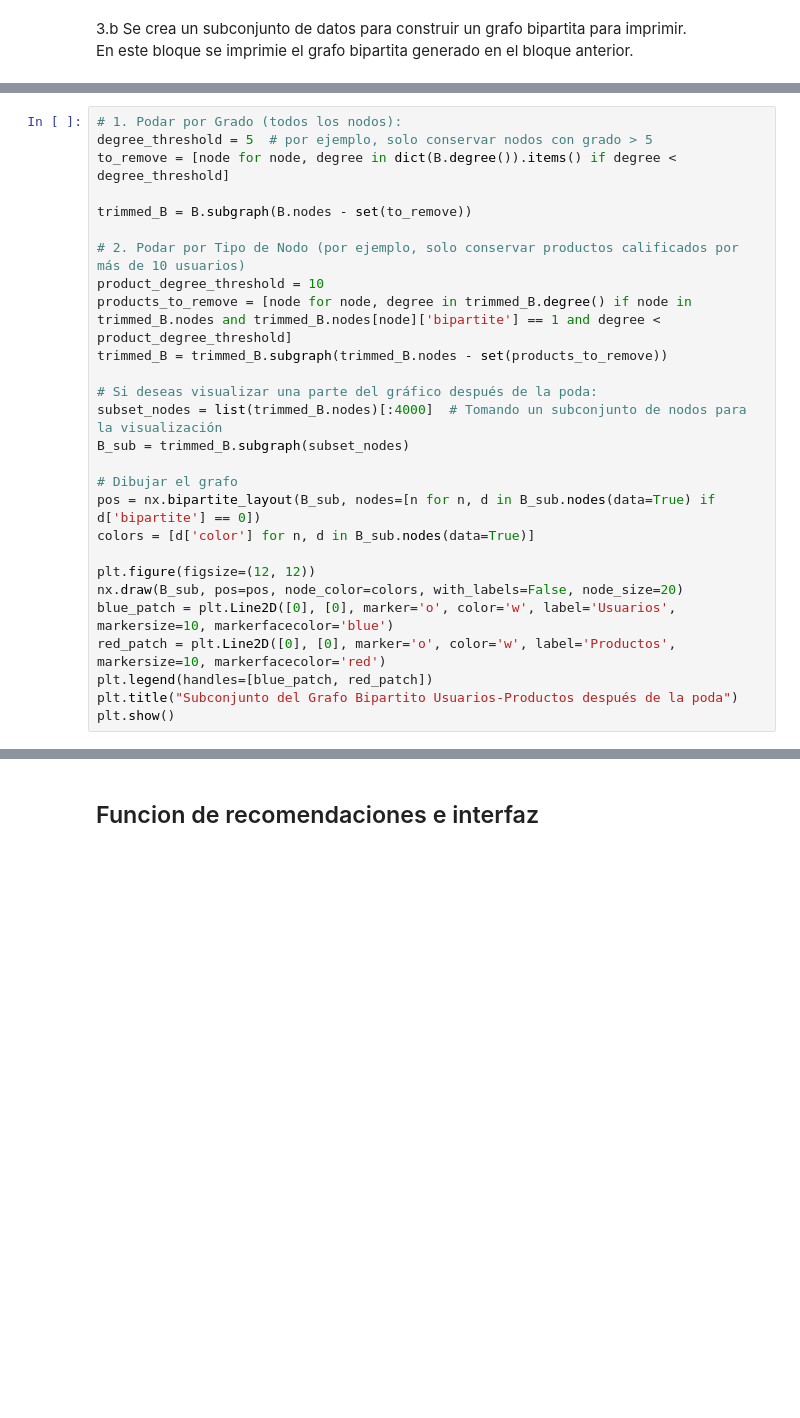
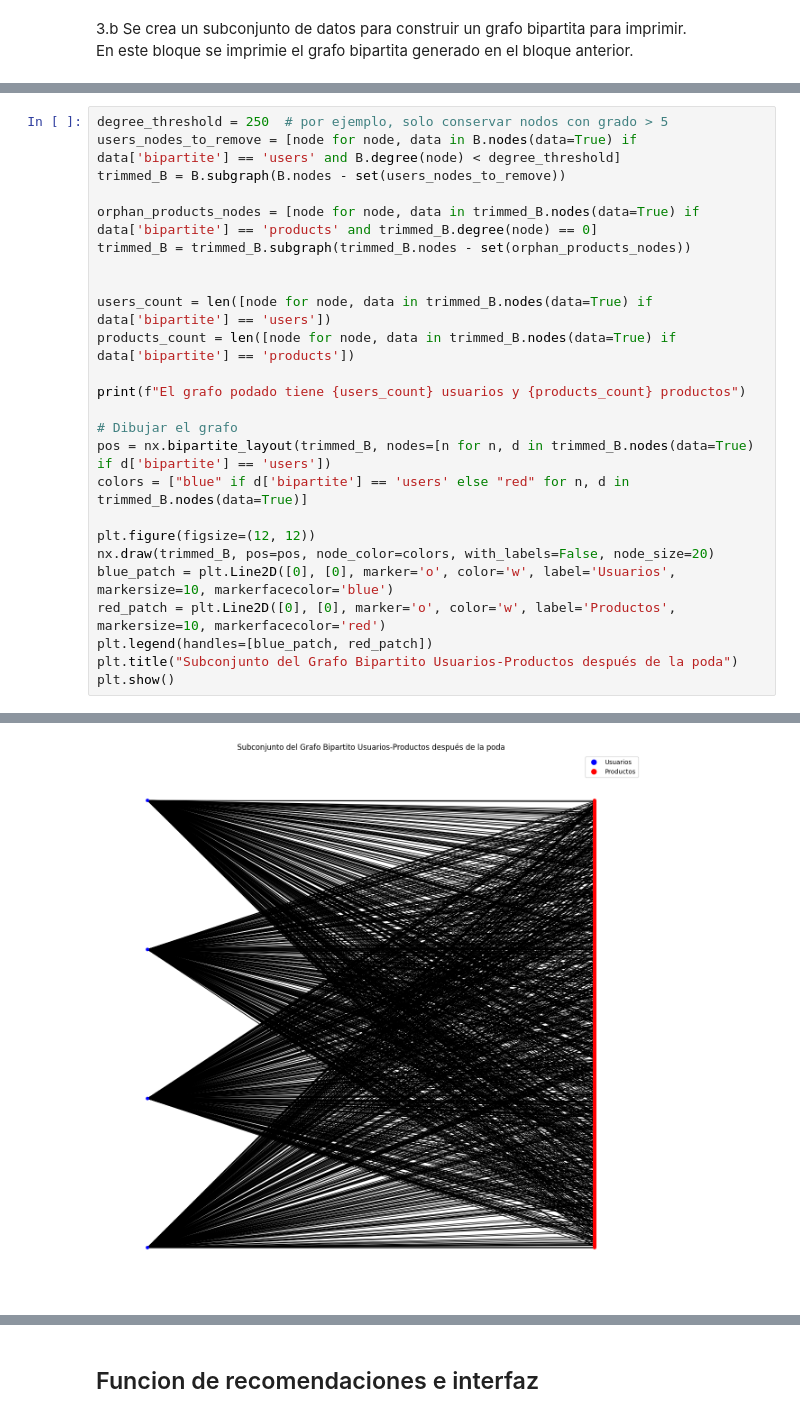
Before and after one commit to xjose97x/ia2_p1, a Jupyter notebook: ia2_p1.ipynb, the cells around one changed output, grey strips where cells are left out. Saved outputs shown, nothing was run; the diff lists cells and outputs as text; blank space fills up the shorter version.

```diff
--- a/ia2_p1.ipynb
+++ b/ia2_p1.ipynb
@@ -135,27 +194,26 @@ plt.show()
 # %%
-# 1. Podar por Grado (todos los nodos):
-degree_threshold = 5  # por ejemplo, solo conservar nodos con grado > 5
-to_remove = [node for node, degree in dict(B.degree()).items() if degree < degree_threshold]
+degree_threshold = 250  # por ejemplo, solo conservar nodos con grado > 5
+users_nodes_to_remove = [node for node, data in B.nodes(data=True) if data['bipartite'] == 'users' and B.degree(node) < degree_threshold]
+trimmed_B = B.subgraph(B.nodes - set(users_nodes_to_remove))
 
-trimmed_B = B.subgraph(B.nodes - set(to_remove))
+orphan_products_nodes = [node for node, data in trimmed_B.nodes(data=True) if data['bipartite'] == 'products' and trimmed_B.degree(node) == 0]
+trimmed_B = trimmed_B.subgraph(trimmed_B.nodes - set(orphan_products_nodes))
 
-# 2. Podar por Tipo de Nodo (por ejemplo, solo conservar productos calificados por más de 10 usuarios)
-product_degree_threshold = 10
-products_to_remove = [node for node, degree in trimmed_B.degree() if node in trimmed_B.nodes and trimmed_B.nodes[node]['bipartite'] == 1 and degree < product_degree_threshold]
-trimmed_B = trimmed_B.subgraph(trimmed_B.nodes - set(products_to_remove))
 
-# Si deseas visualizar una parte del gráfico después de la poda:
-subset_nodes = list(trimmed_B.nodes)[:4000]  # Tomando un subconjunto de nodos para la visualización
-B_sub = trimmed_B.subgraph(subset_nodes)
+users_count = len([node for node, data in trimmed_B.nodes(data=True) if data['bipartite'] == 'users'])
+products_count = len([node for node, data in trimmed_B.nodes(data=True) if data['bipartite'] == 'products'])
+
+print(f"El grafo podado tiene {users_count} usuarios y {products_count} productos")
 
 # Dibujar el grafo
-pos = nx.bipartite_layout(B_sub, nodes=[n for n, d in B_sub.nodes(data=True) if d['bipartite'] == 0])
-colors = [d['color'] for n, d in B_sub.nodes(data=True)]
+pos = nx.bipartite_layout(trimmed_B, nodes=[n for n, d in trimmed_B.nodes(data=True) if d['bipartite'] == 'users'])
+colors = ["blue" if d['bipartite'] == 'users' else "red" for n, d in trimmed_B.nodes(data=True)]
 
 plt.figure(figsize=(12, 12))
-nx.draw(B_sub, pos=pos, node_color=colors, with_labels=False, node_size=20)
+nx.draw(trimmed_B, pos=pos, node_color=colors, with_labels=False, node_size=20)
 blue_patch = plt.Line2D([0], [0], marker='o', color='w', label='Usuarios', markersize=10, markerfacecolor='blue')
 red_patch = plt.Line2D([0], [0], marker='o', color='w', label='Productos', markersize=10, markerfacecolor='red')
 plt.legend(handles=[blue_patch, red_patch])
 plt.title("Subconjunto del Grafo Bipartito Usuarios-Productos después de la poda")
 plt.show()
+# %% [output]
@@ -161,0 +224 @@ plt.show()
+[figure, added]
```
Also changed, not shown: parts of 17 cells of this notebook.
